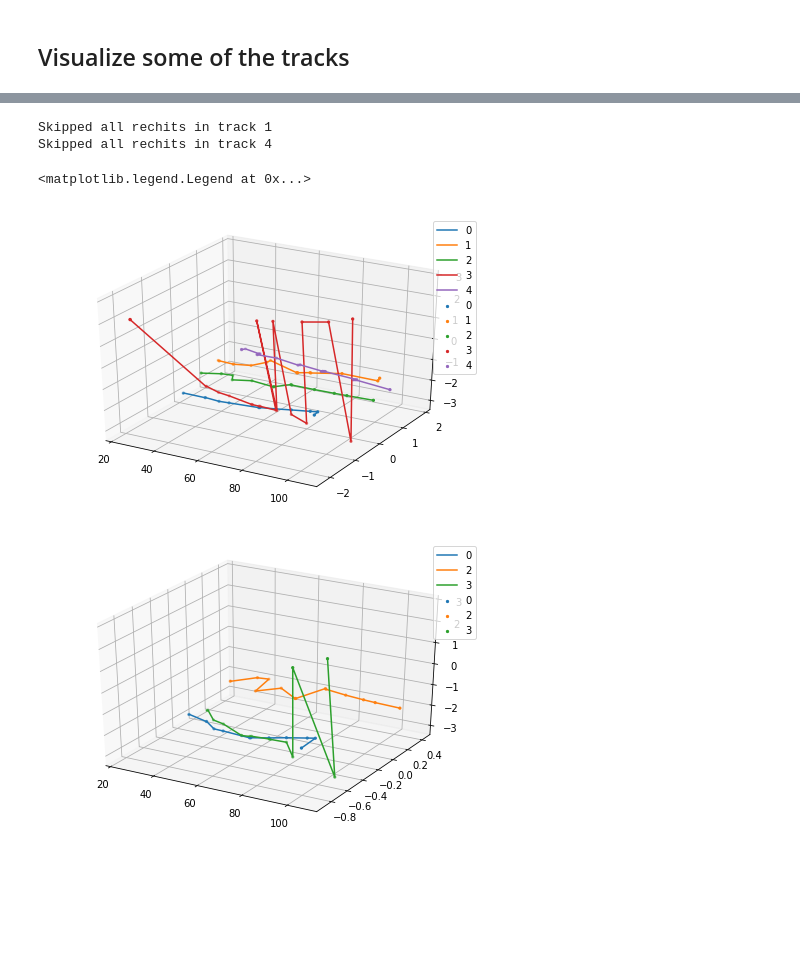
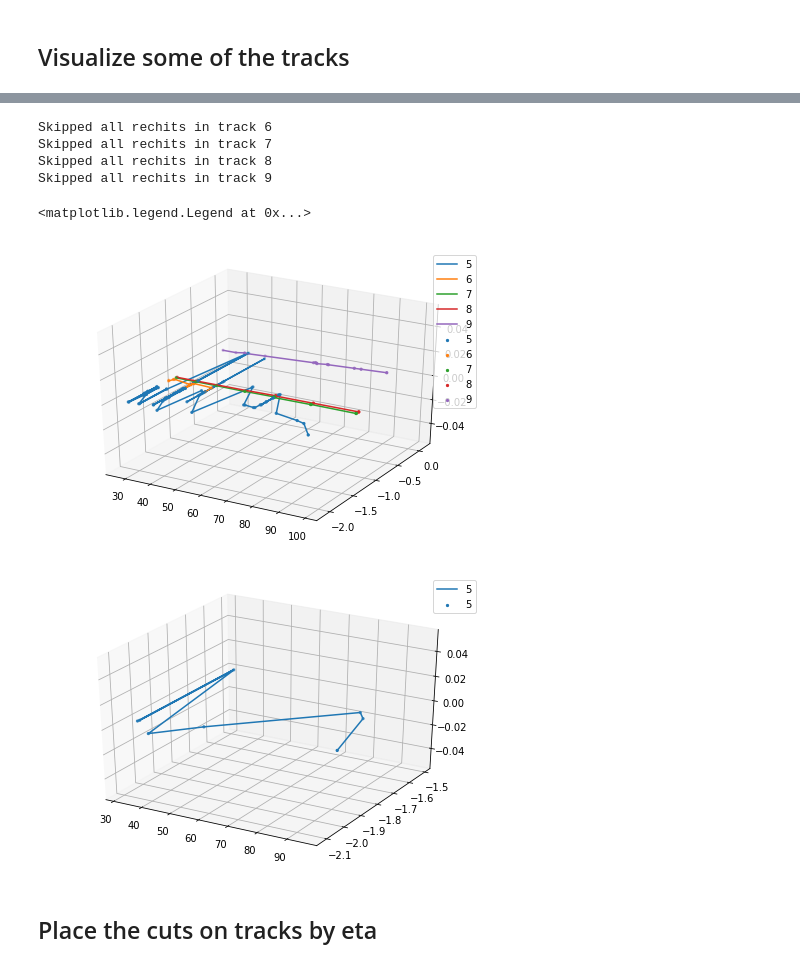
Before and after one commit to SwapneelM/TrackingNtuples, a Jupyter notebook: TrackingNtuples/scripts/Tracking Data Visualizer v2.ipynb, the cells around one changed output, grey strips where cells are left out. Drawn from its saved outputs; the diff is of its cells as text; code cells hidden in the pictures; blank space fills up the shorter version.

```diff
--- a/TrackingNtuples/scripts/Tracking Data Visualizer v2.ipynb
+++ b/TrackingNtuples/scripts/Tracking Data Visualizer v2.ipynb
@@ -1050,8 +1047,11 @@ True
+# %%
+rechit_param_global_df_copy_ = rechit_param_global_df_.copy(deep=True)
+track_param_global_df_copy_ = track_param_global_df_.copy(deep=True)
 # %%
-intermediate_df_ = rechit_param_global_df_[rechit_param_global_df_['rechit_eta'] <= 0.9]
+intermediate_df_ = rechit_param_global_df_copy_[rechit_param_global_df_copy_['rechit_eta'] <= 0.9]
 rechit_param_global_df_cut_ = intermediate_df_[intermediate_df_['rechit_eta'] >= -0.9]
-print len(rechit_param_global_df_cut_), "of", len(rechit_param_global_df_cut_['rechit_id']),
-float(len(rechit_param_global_df_cut_['rechit_id']))*100/float(len(rechit_global_df_)), "hits remain"
+print len(rechit_param_global_df_cut_), "of", len(rechit_param_global_df_), \
+float(len(rechit_param_global_df_cut_))/float(len(rechit_global_df_)), "hits remain"
 
 # Use the list of remaining rechits to filter the global rechit index
 # TODO: Move this cell to a location before the tracks are matched to rechits
@@ -1096,11 +1097,11 @@ ax_ = Axes3D(fig_)
 
 
 event_id_ = 10
-num_tracks_ = 5
+tracks_begin_, tracks_end_ = 10, 20
 
 # Num_tracks should be less thatn the number of actual tracks matched to hits
 
-for i in range(num_tracks_):
+for i in range(tracks_begin_, tracks_end_):
     matched_hit_x_ = []
     matched_hit_y_ = []
     matched_hit_z_ = []
@@ -1117,7 +1118,7 @@ plt.legend()
 fig_ = plt.figure()
 ax_ = Axes3D(fig_)
 
-for i in range(num_tracks_):
+for i in range(tracks_begin_, tracks_end_):
     matched_hit_x_ = []
     matched_hit_y_ = []
     matched_hit_z_ = []
@@ -1154,48 +1159,54 @@ assert len(track_matched_hit_ids_) == len(track_global_df_[track_global_df_['mat
 fig_ = plt.figure()
 ax_ = Axes3D(fig_)
 
-
-event_id_ = 10
-num_tracks_ = 5
+# Defined in previous cell
+# tracks_begin_, tracks_end_ = 10, 20
+# TODO: Select tracks by event_id
+event_id_ = 15
 
 # Num_tracks should be less thatn the number of actual tracks matched to hits
 
-for i in range(num_tracks_):
+for i in range(tracks_begin_, tracks_end_):
     matched_hit_x_ = []
     matched_hit_y_ = []
     matched_hit_z_ = []
     for matched_id_ in track_matched_hit_ids_.iloc[i]:
         matched_hit_x_.append(rechit_param_global_df_.iloc[matched_id_]['rechit_r'])
         matched_hit_y_.append(rechit_param_global_df_.iloc[matched_id_]['rechit_eta'])
         matched_hit_z_.append(rechit_param_global_df_.iloc[matched_id_]['rechit_phi'])
     sorted_x_, sorted_y_, sorted_z_ = zip(*sorted(zip(matched_hit_x_, matched_hit_y_, matched_hit_z_)))
-    ax_.scatter3D(matched_hit_x_, matched_hit_y_, matched_hit_z_, s=5, label=i)
-    ax_.plot(sorted_x_, sorted_y_, sorted_z_, label=i)# Better visualization
+    ax_.scatter3D(matched_hit_x_, matched_hit_z_, s=5, label=i)
+    ax_.plot(sorted_x_, sorted_z_, label=i)# Better visualization
 plt.legend()
 # ax_.scatter3D(concat_simhit_x_, concat_simhit_y_, concat_simhit_z_, s=0.6)
 
 fig_ = plt.figure()
 ax_ = Axes3D(fig_)
 
-for i in range(num_tracks_):
+for i in range(tracks_begin_, tracks_end_):
     matched_hit_x_ = []
     matched_hit_y_ = []
     matched_hit_z_ = []
     for matched_id_ in track_matched_hit_ids_.iloc[i]:
         if matched_id_ in uncut_id_map_:
             matched_hit_x_.append(rechit_param_global_df_.iloc[matched_id_]['rechit_r'])
             matched_hit_y_.append(rechit_param_global_df_.iloc[matched_id_]['rechit_eta'])
             matched_hit_z_.append(rechit_param_global_df_.iloc[matched_id_]['rechit_phi'])
     if len(matched_hit_x_) <= 1:
         print "Skipped all rechits in track", i
         continue
     sorted_x_, sorted_y_, sorted_z_ = zip(*sorted(zip(matched_hit_x_, matched_hit_y_, matched_hit_z_)))
-    ax_.scatter3D(matched_hit_x_, matched_hit_y_, matched_hit_z_, s=5, label=i)
-    ax_.plot(sorted_x_, sorted_y_, sorted_z_, label=i)# Better visualization
+    # REMOVED Y AXIS ENTIRELY (R-PHI) -------------------------------------------------------------------------
+    ax_.scatter3D(matched_hit_x_, matched_hit_z_, s=5, label=i)
+    ax_.plot(sorted_x_, sorted_z_, label=i)# Better visualization
 plt.legend()
 # %% [output]
-Skipped all rechits in track 1
-Skipped all rechits in track 4
+Skipped all rechits in track 6
+Skipped all rechits in track 7
+Skipped all rechits in track 8
+Skipped all rechits in track 9
 <matplotlib.legend.Legend at 0x...>
-[figure, old version]
+[figure, new version]
-[figure, old version]
+[figure, new version]
+# %% [markdown]
+## Place the cuts on tracks by eta
```
Also changed, not shown: parts of 28 cells of this notebook, 9 other files.
